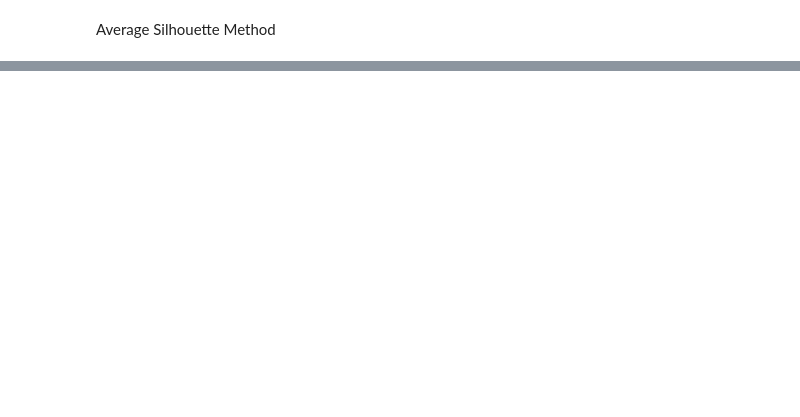
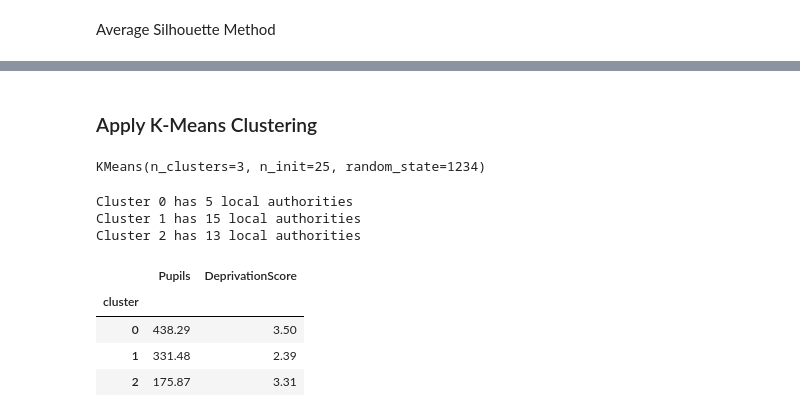
Before and after one commit to mrzeynalli/scotland_schools, a Jupyter notebook: kmeans_clustering.ipynb, the cells around one changed output, grey strips where cells are left out. Cells and saved outputs as stored; diff of their text form; code cells hidden in the pictures; blank space fills up the shorter version.

```diff
--- a/kmeans_clustering.ipynb
+++ b/kmeans_clustering.ipynb
@@ -50,6 +50,15 @@ sch_df['Deprivation Quintile'] = list(map(get_dep, sch_df['Post Code']))
 # %%
 # drop null values
 sch_df = sch_df.dropna()
+# %%
+# Group the school data by local authority
+data = {
+    'Pupils': sch_df.groupby('Local Authority').mean(numeric_only=True)['Total pupils'],
+    'DeprivationScore': sch_df.groupby('Local Authority').mean(numeric_only=True)['Deprivation Quintile'],
+}
+
+# Create a DataFrame from the sample data
+df = pd.DataFrame(data)
 # %% [markdown]
 ### Preprocessing
 # %%
@@ -118,0 +144,19 @@ ax = ax.set(xlabel = 'Number of Clusters (k)',
+# %% [markdown]
+### Apply K-Means Clustering
+# %%
+# Create kmeans object
+km = KMeans(n_clusters = 3, n_init = 25, random_state = 1234)
+
+# Fit the scaled values
+km.fit(scaled_values)
+# %% [output]
+KMeans(n_clusters=3, n_init=25, random_state=1234)
+# %%
+# Check out how many schools each cluster possesses
+for index in range(len(pd.Series(km.labels_).value_counts())):
+    print('Cluster',pd.Series(km.labels_).value_counts().sort_index().index[index],'has',
+          pd.Series(km.labels_).value_counts().sort_index()[index],'local authorities')
+# %% [output]
+Cluster 0 has 5 local authorities
+Cluster 1 has 15 local authorities
+Cluster 2 has 13 local authorities
@@ -118,0 +166,12 @@ ax = ax.set(xlabel = 'Number of Clusters (k)',
+# %%
+# Add the cluster indicator for every single player in the dataset
+df['cluster'] = km.labels_.tolist()
+# %%
+# Group the dataframe by the cluster indicators
+df.groupby('cluster').mean(numeric_only=True).round(2)
+# %% [output]
+|  | Pupils | DeprivationScore |
+| cluster |  |  |
+| 0 | 438.29 | 3.50 |
+| 1 | 331.48 | 2.39 |
+| 2 | 175.87 | 3.31 |
```
Also changed, not shown: parts of 6 cells of this notebook, 1 other file.
